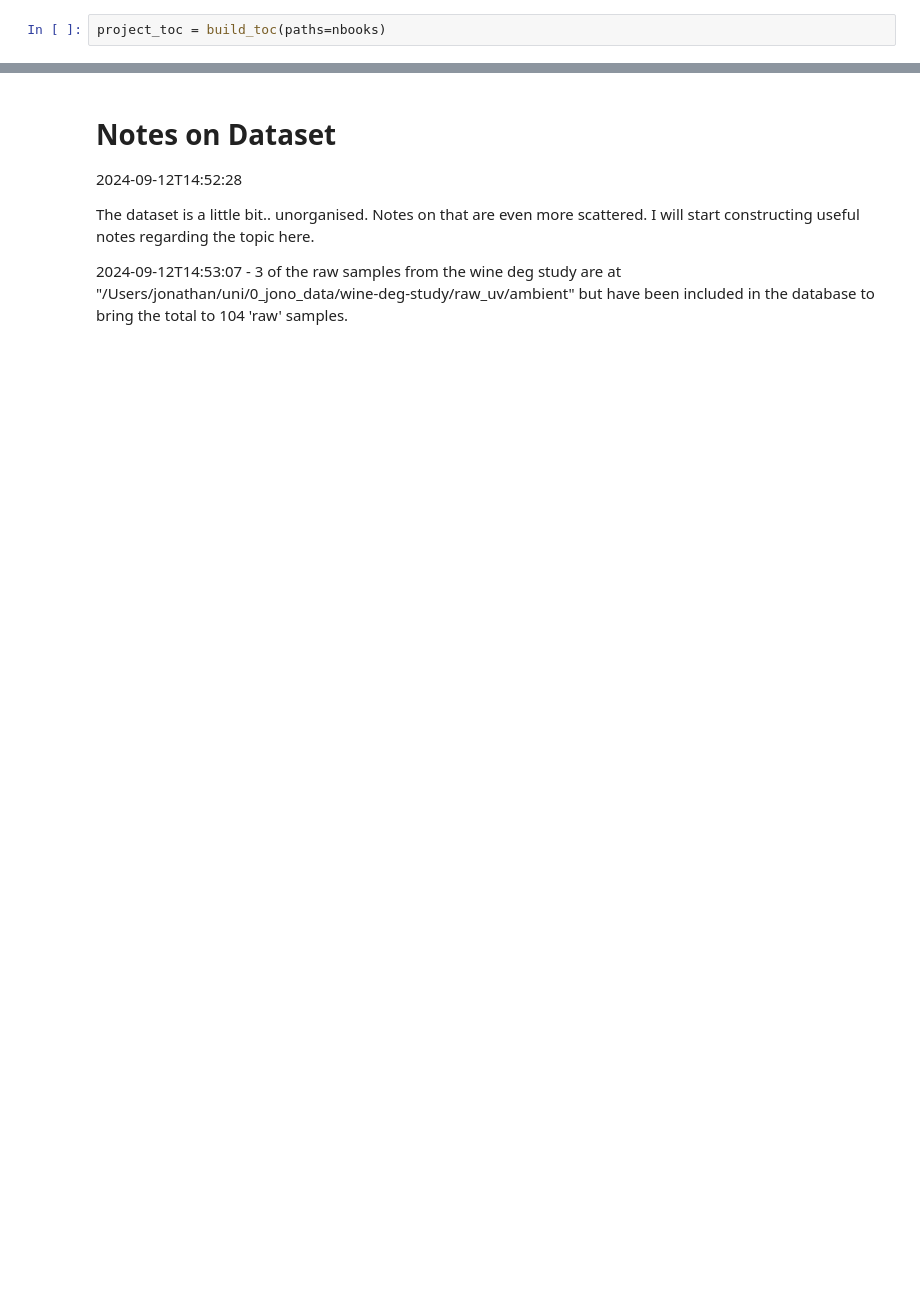
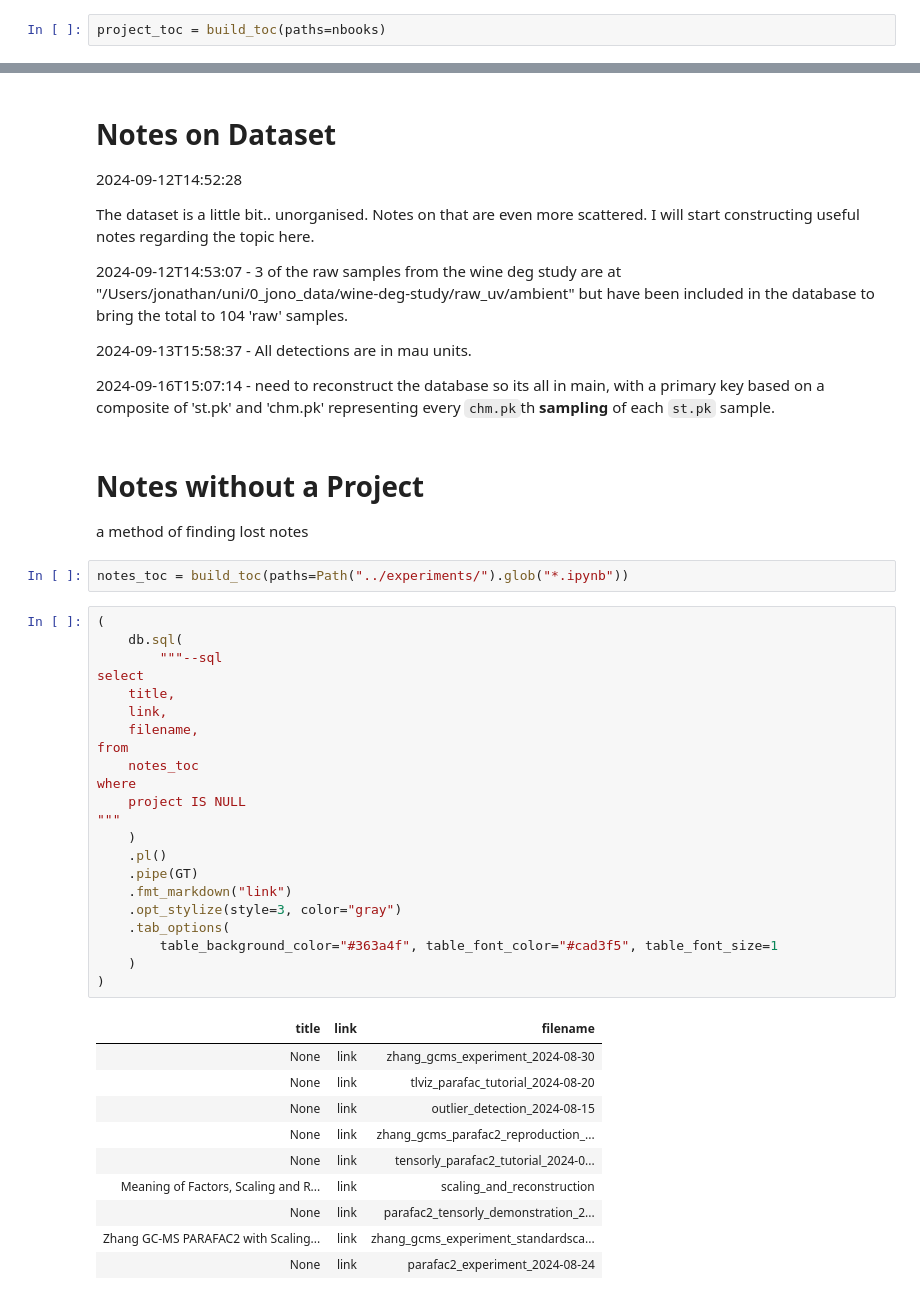
Before and after one commit to jonathanstathakis/pca_analysis, a Jupyter notebook: pca_analysis/experiments/notebooks/projects/main.ipynb, the cells around one changed output, grey strips where cells are left out. Cells and saved outputs as stored; diff of their text form; blank space fills up the shorter version.

```diff
--- a/pca_analysis/experiments/notebooks/projects/main.ipynb
+++ b/pca_analysis/experiments/notebooks/projects/main.ipynb
@@ -88,3 +91,46 @@ project_toc = build_toc(paths=nbooks)
 The dataset is a little bit.. unorganised. Notes on that are even more scattered. I will start constructing useful notes regarding the topic here.
 
 2024-09-12T14:53:07 - 3 of the raw samples from the wine deg study are at "/Users/jonathan/uni/0_jono_data/wine-deg-study/raw_uv/ambient" but have been included in the database to bring the total to 104 'raw' samples.
+
+2024-09-13T15:58:37 - All detections are in mau units.
+
+2024-09-16T15:07:14 - need to reconstruct the database so its all in main, with a primary key based on a composite of 'st.pk' and 'chm.pk' representing every `chm.pk`th **sampling** of each `st.pk` sample.
+# %% [markdown]
+# Notes without a Project
+
+a method of finding lost notes
+# %%
+notes_toc = build_toc(paths=Path("../experiments/").glob("*.ipynb"))
+# %%
+(
+    db.sql(
+        """--sql
+select
+    title,
+    link,
+    filename,
+from
+    notes_toc
+where
+    project IS NULL
+"""
+    )
+    .pl()
+    .pipe(GT)
+    .fmt_markdown("link")
+    .opt_stylize(style=3, color="gray")
+    .tab_options(
+        table_background_color="#363a4f", table_font_color="#cad3f5", table_font_size=1
+    )
+)
+# %% [output]
+| title | link | filename |
+| None | link | zhang_gcms_experiment_2024-08-30 |
+| None | link | tlviz_parafac_tutorial_2024-08-20 |
+| None | link | outlier_detection_2024-08-15 |
+| None | link | zhang_gcms_parafac2_reproduction_... |
+| None | link | tensorly_parafac2_tutorial_2024-0... |
+| Meaning of Factors, Scaling and R... | link | scaling_and_reconstruction |
+| None | link | parafac2_tensorly_demonstration_2... |
+| Zhang GC-MS PARAFAC2 with Scaling... | link | zhang_gcms_experiment_standardsca... |
+| None | link | parafac2_experiment_2024-08-24 |
```
Also changed, not shown: parts of 3 cells of this notebook, 37 other files.
